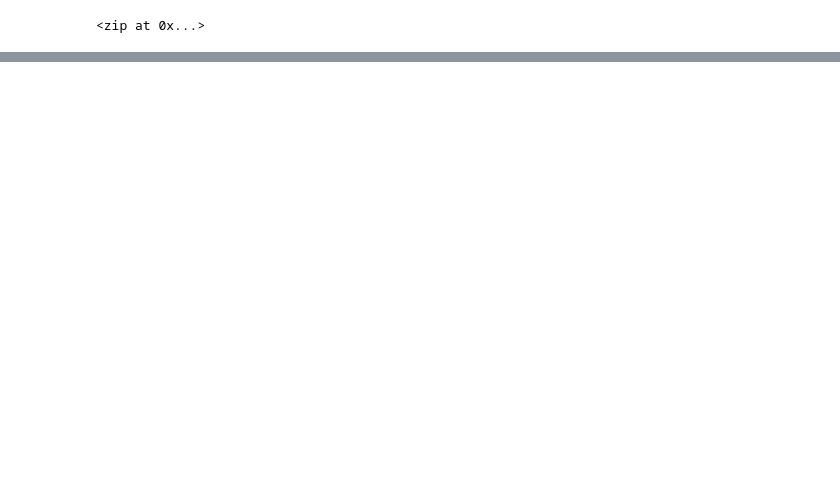
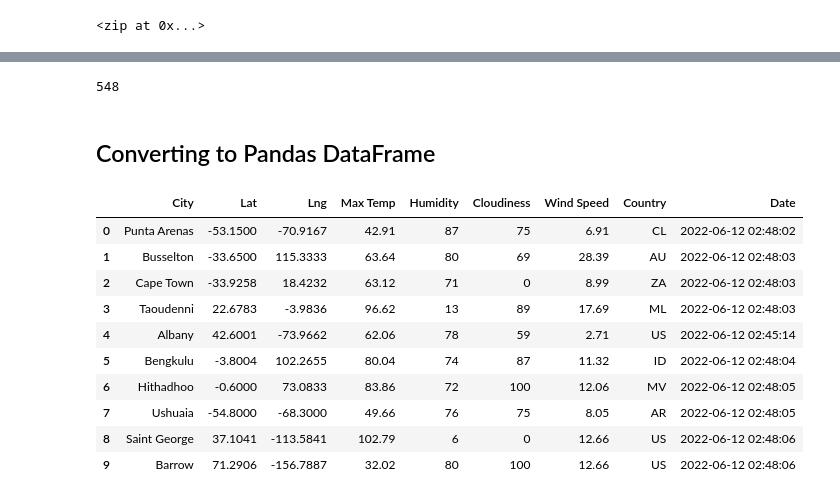
Before and after one commit to msshahid21/World_Weather_Analysis, a Jupyter notebook: WeatherPy.ipynb, the cells around one changed output, grey strips where cells are left out. Saved outputs shown, nothing was run; the diff lists cells and outputs as text; code cells hidden in the pictures; blank space fills up the shorter version.

Commit message:
Create DataFrame with Random Cities and its Current Weather Metrics

```diff
--- a/WeatherPy.ipynb
+++ b/WeatherPy.ipynb
@@ -25,4 +12,0 @@ coordinates = list(lat_lngs)
-# %%
-# Use the print() function to display the latitude and longitude combinations
-for coordinate in coordinates:
-    print(coordinate[0], coordinate[1])
@@ -41,5 +12,0 @@ from citipy import citipy
-# %%
-# Use the print() function to display the latitude and longitude combinations
-for coordinate in coordinates:
-    print(citipy.nearest_city(coordinate[0], coordinate[1]).city_name,
-         citipy.nearest_city(coordinate[0], coordinate[1]).country_code)
@@ -78,0 +48,3 @@ len(cities)
+# %%
+# Starting URL for Weather Map API Call
+url = "https://api.openweathermap.org/data/2.5/weather?units=Imperial&appid=" + weather_api_key
@@ -78,0 +136,23 @@ len(cities)
+# %%
+# Checking Total Number of Cities
+len(city_data)
+# %% [output]
+548
+# %% [markdown]
+## Converting to Pandas DataFrame
+# %%
+# Convert the array of dictionaries to a Pandas DataFrame
+city_data_df = pd.DataFrame(city_data)
+city_data_df.head(10)
+# %% [output]
+|  | City | Lat | Lng | Max Temp | Humidity | Cloudiness | Wind Speed | Country | Date |
+| 0 | Punta Arenas | -53.1500 | -70.9167 | 42.91 | 87 | 75 | 6.91 | CL | 2022-06-12 02:48:02 |
+| 1 | Busselton | -33.6500 | 115.3333 | 63.64 | 80 | 69 | 28.39 | AU | 2022-06-12 02:48:03 |
+| 2 | Cape Town | -33.9258 | 18.4232 | 63.12 | 71 | 0 | 8.99 | ZA | 2022-06-12 02:48:03 |
+| 3 | Taoudenni | 22.6783 | -3.9836 | 96.62 | 13 | 89 | 17.69 | ML | 2022-06-12 02:48:03 |
+| 4 | Albany | 42.6001 | -73.9662 | 62.06 | 78 | 59 | 2.71 | US | 2022-06-12 02:45:14 |
+| 5 | Bengkulu | -3.8004 | 102.2655 | 80.04 | 74 | 87 | 11.32 | ID | 2022-06-12 02:48:04 |
+| 6 | Hithadhoo | -0.6000 | 73.0833 | 83.86 | 72 | 100 | 12.06 | MV | 2022-06-12 02:48:05 |
+| 7 | Ushuaia | -54.8000 | -68.3000 | 49.66 | 76 | 75 | 8.05 | AR | 2022-06-12 02:48:05 |
+| 8 | Saint George | 37.1041 | -113.5841 | 102.79 | 6 | 0 | 12.66 | US | 2022-06-12 02:48:06 |
+| 9 | Barrow | 71.2906 | -156.7887 | 32.02 | 80 | 100 | 12.66 | US | 2022-06-12 02:48:06 |
```
Also changed, not shown: parts of 19 cells of this notebook, 2 other files.
